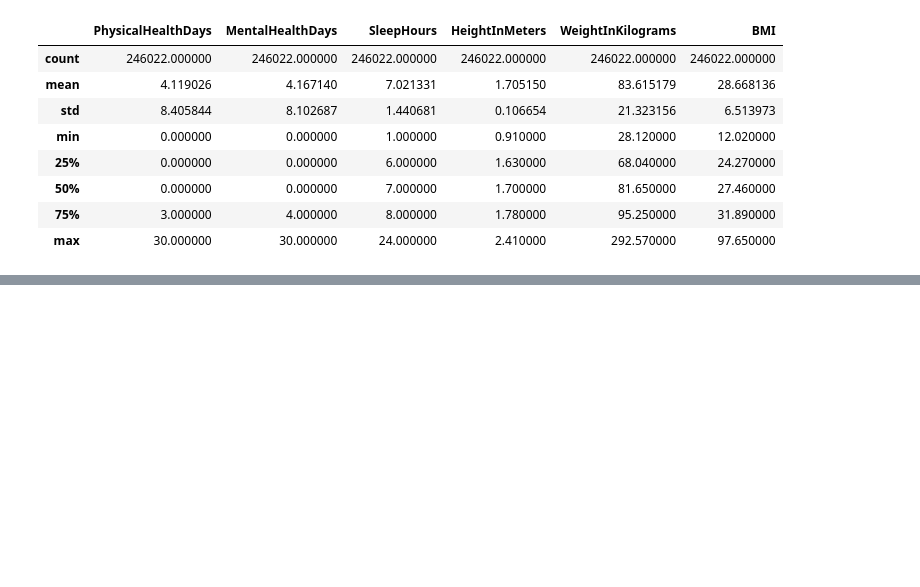
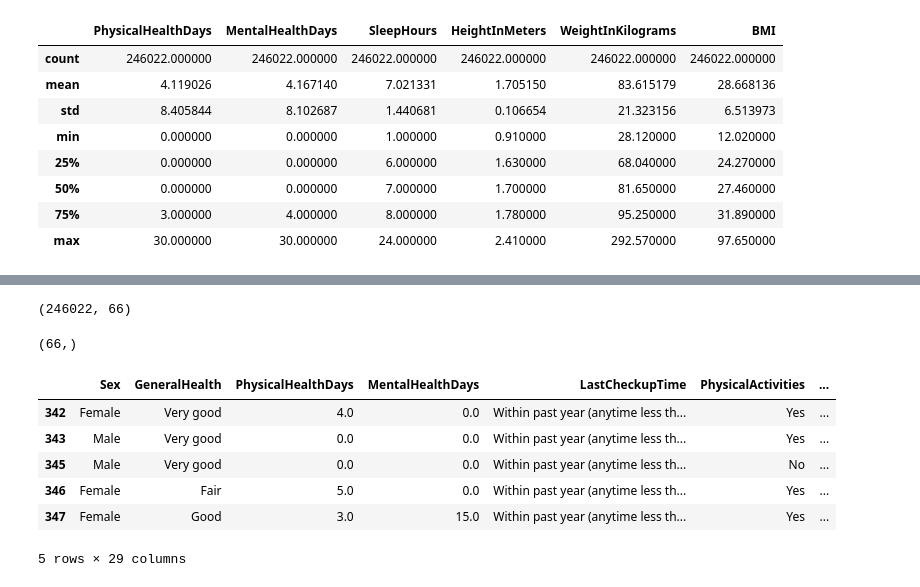
Before and after one commit to ramashish786/heart_disease_detection_using_ML, a Jupyter notebook: model preparation.ipynb, the cells around one changed output, grey strips where cells are left out. Saved outputs shown, nothing was run; the diff lists cells and outputs as text; code cells hidden in the pictures; blank space fills up the shorter version.

```diff
--- a/model preparation.ipynb
+++ b/model preparation.ipynb
@@ -105,0 +185,26 @@ df_nn.shape
+# %%
+encoder = OneHotEncoder(handle_unknown = 'ignore')
+# %%
+one_hot_encoded = encoder.fit_transform(df_cd[categorical_columns])
+# %%
+one_hot_encoded.shape
+# %% [output]
+(246022, 66)
+# %%
+np.array(encoder.get_feature_names_out(categorical_columns)).shape
+# %% [output]
+(66,)
+# %%
+one_hot_df = pd.DataFrame(one_hot_encoded)
+# %%
+df_encoded = pd.concat([df_cd, one_hot_df], axis=1)
+# %%
+df_encoded.head()
+# %% [output]
+|  | Sex | GeneralHealth | PhysicalHealthDays | MentalHealthDays | LastCheckupTime | PhysicalActivities | ... |
+| 342 | Female | Very good | 4.0 | 0.0 | Within past year (anytime less th... | Yes | ... |
+| 343 | Male | Very good | 0.0 | 0.0 | Within past year (anytime less th... | Yes | ... |
+| 345 | Male | Very good | 0.0 | 0.0 | Within past year (anytime less th... | No | ... |
+| 346 | Female | Fair | 5.0 | 0.0 | Within past year (anytime less th... | Yes | ... |
+| 347 | Female | Good | 3.0 | 15.0 | Within past year (anytime less th... | Yes | ... |
+5 rows × 29 columns
```
Also changed, not shown: parts of 10 cells of this notebook.
